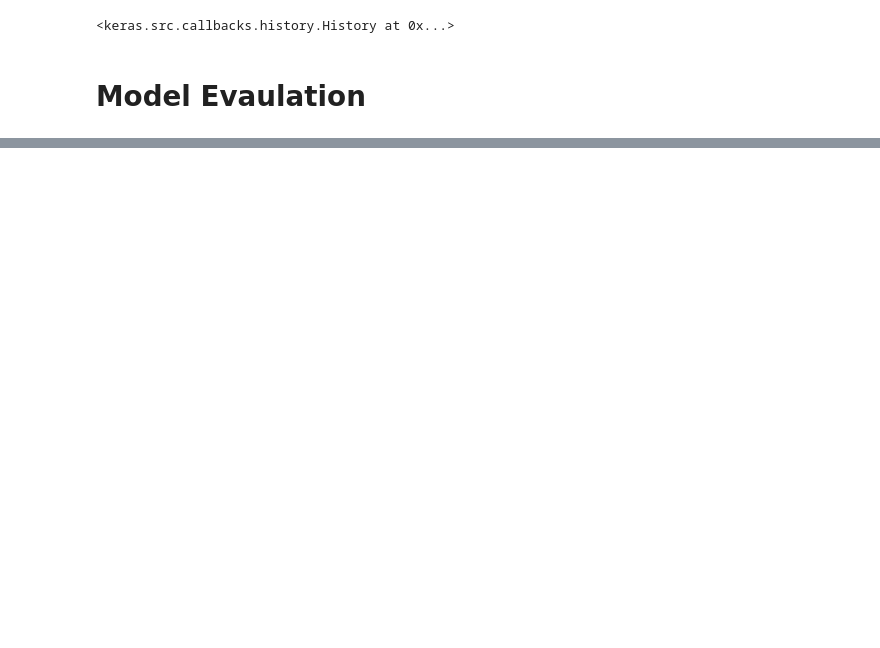
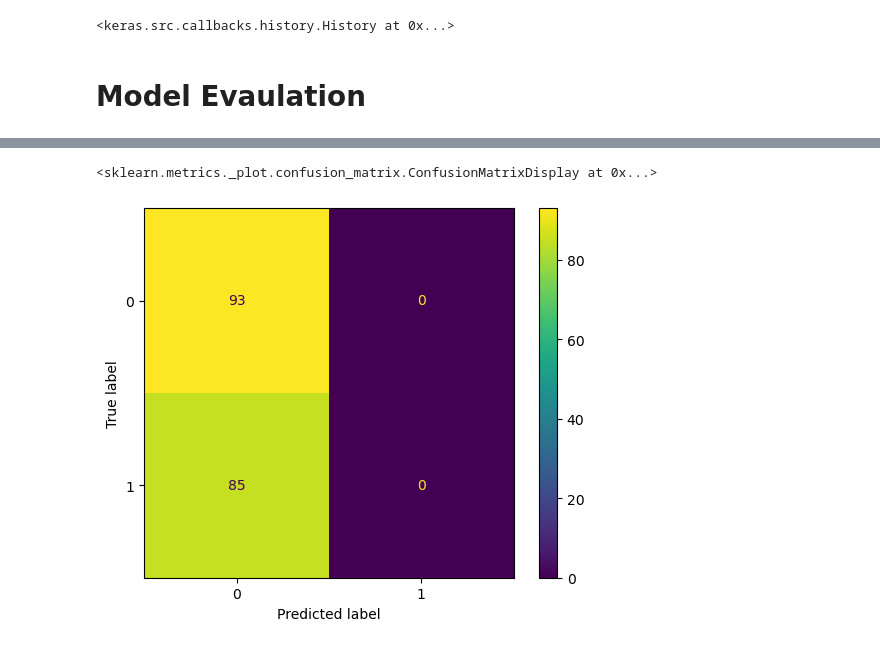
Before and after one commit to mensunw/Game_Outcome_Predictor, a Jupyter notebook: src/main.ipynb, the cells around one changed output, grey strips where cells are left out. Cells and saved outputs as stored; diff of their text form; code cells hidden in the pictures; blank space fills up the shorter version.

```diff
--- a/src/main.ipynb
+++ b/src/main.ipynb
@@ -195,20 +155,20 @@ X = df.drop('winner', axis=1)
 # y = label
 y = df['winner']
 
+# Standardize data
+scaler = MinMaxScaler()
+scaler.fit(df)
+t_df = scaler.transform(df)
+
 # Split data
-X_train, X_test, y_train, y_test = train_test_split(X, y, test_size=0.2, random_state=97)
+X_train, X_test, y_train, y_test = train_test_split(t_df, y, test_size=0.25, random_state=97)
 num_features = X_train.shape[1]
 
-# Standardize data
-scaler = StandardScaler()
-X_train = scaler.fit_transform(X_train)
-X_test = scaler.transform(X_test)
-
-# Neural network model
+# Neural network model starts here
 model = Sequential()
 
 # Add input layer and first hidden layer
-model.add(Dense(5, input_shape= (num_features,), kernel_initializer='he_normal', activation='relu'))
+model.add(Dense(units=16, input_shape=(num_features,), activation='relu')) #kernel_initializer='he_normal'
 
 # Add second hidden layer
 #model.add(Dense(3, activation='softmax'))
@@ -216,9 +176,14 @@ model.add(Dense(5, input_shape= (num_features,), kernel_initializer='he_normal',
 # Add output layer
 model.add(Dense(1, activation='sigmoid'))  # Sigmoid activation for binary classification
 
+# Optimizer
+adam = keras.optimizers.Adam(learning_rate=0.001)
+
 # Compile the model
-model.compile(optimizer='adam', loss='binary_crossentropy', metrics=['accuracy'])
+model.compile(optimizer=adam,
+              loss='binary_crossentropy',
+              metrics=['accuracy'])
 # %%
 # Training time
-model.fit(X_train, y_train, epochs=10, batch_size=10, verbose=1, validation_data=(X_test, y_test))
+model.fit(X_train, y_train, epochs=100) #, batch_size=14, verbose=1, validation_data=(X_test, y_test)
 # %% [output]
@@ -254,0 +219,10 @@ Accuracy: 47.96%
+# %%
+# Confusion matrix
+predicted = model.predict(X_test)
+predicted = tf.squeeze(predicted)
+predicted = np.array([1 if x >= 0.5 else 0 for x in predicted])
+actual = np.array(y_test)
+conf_mat = confusion_matrix(actual, predicted)
+displ = ConfusionMatrixDisplay(confusion_matrix=conf_mat)
+displ.plot()
+# %% [output]
@@ -254,0 +230,2 @@ Accuracy: 47.96%
+<sklearn.metrics._plot.confusion_matrix.ConfusionMatrixDisplay at 0x...>
+[figure, added]
```
Also changed, not shown: parts of 15 cells of this notebook, 7 other files.
